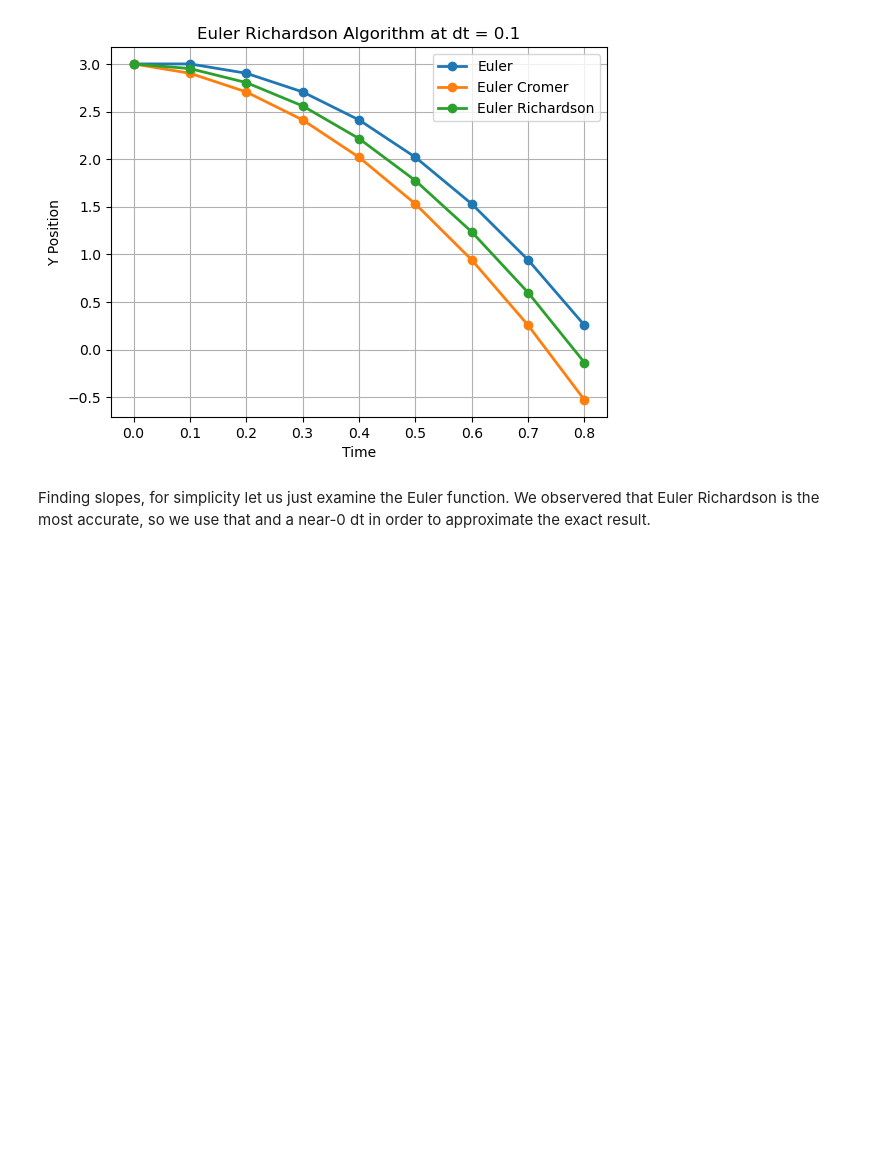
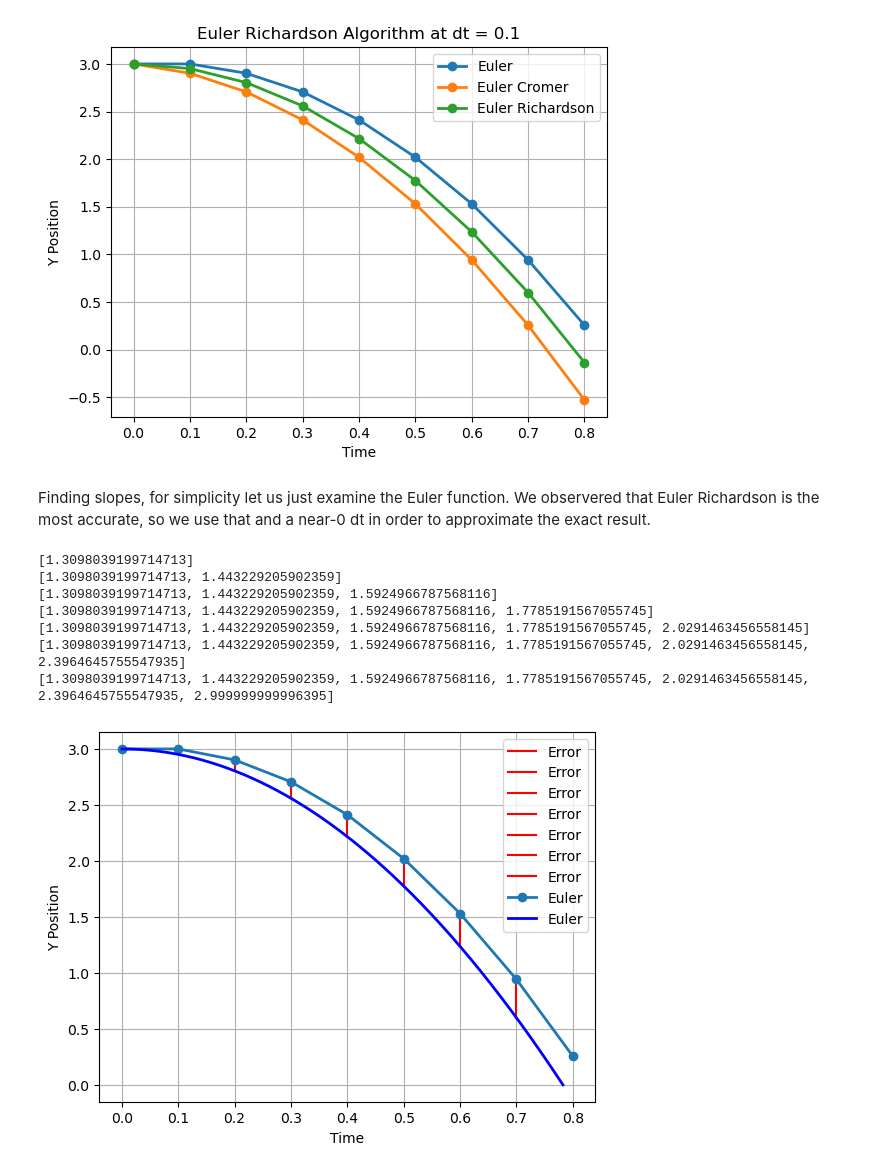
Before and after one commit to Gram-S/SimProjects, a Jupyter notebook: Ode_Integrators_Solution.ipynb, the cells around one changed output. Saved outputs shown, nothing was run; the diff lists cells and outputs as text; code cells hidden in the pictures; blank space fills up the shorter version.

```diff
--- a/Ode_Integrators_Solution.ipynb
+++ b/Ode_Integrators_Solution.ipynb
@@ -96,35 +96,44 @@ plt.show()
 # %% [markdown]
 Finding slopes, for simplicity let us just examine the Euler function. We observered that Euler Richardson is the most accurate, so we use that and a near-0 dt in order to approximate the exact result.
 # %%
-dt = 0.001 # In case of reruning
+dt = 0.1 # In case of reruning
 t, y = solve_ode(simple_gravity, t0, y0, Euler, g0)
 
 dt = 0.00001
 t_optimal, y_optimal = solve_ode(simple_gravity, t0, y0, Euler_Richardson, g0) # Say this is the optimal solution
 
 error = []
 alphas = []
 
 for i in range(1, len(t)-1):
     times = t[i], t[i]
     index, = np.where(np.isclose(t_optimal, t[i]))
     j = index[0]
 
     positions = y_optimal[j], y[i]
-    plt.plot(times, positions, 'orange', label="Error")
+    plt.plot(times, positions, 'red', label="Error")
 
     error_i = y[i] - y_optimal[j]
     error.append(error_i)
     l1 = math.log(error_i, t[i]) # Abuse logarithmic math to do this sure this is maybe an n solution vs a vectorized solution it's 1 am in the morning I don't care take the free point
     l2 = math.log(t[i], t[i])
     alphas.append(l1/l2)
 
 
 plt.plot(t, y, 'o-', linewidth=2, label="Euler")
 plt.plot(t_optimal, y_optimal, 'b-', linewidth=2, label="Euler")
 plt.ylabel('Y Position')
 plt.xlabel('Time')
 plt.grid(True)
 plt.legend()
 plt.show()
+# %% [output]
+[1.3098039199714713]
+[1.3098039199714713, 1.443229205902359]
+[1.3098039199714713, 1.443229205902359, 1.5924966787568116]
+[1.3098039199714713, 1.443229205902359, 1.5924966787568116, 1.7785191567055745]
+[1.3098039199714713, 1.443229205902359, 1.5924966787568116, 1.7785191567055745, 2.0291463456558145]
+[1.3098039199714713, 1.443229205902359, 1.5924966787568116, 1.7785191567055745, 2.0291463456558145, 2.3964645755547935]
+[1.3098039199714713, 1.443229205902359, 1.5924966787568116, 1.7785191567055745, 2.0291463456558145, 2.3964645755547935, 2.999999999996395]
+[figure, added]
 # %% [markdown]
```
Also changed, not shown: parts of 2 cells of this notebook.
